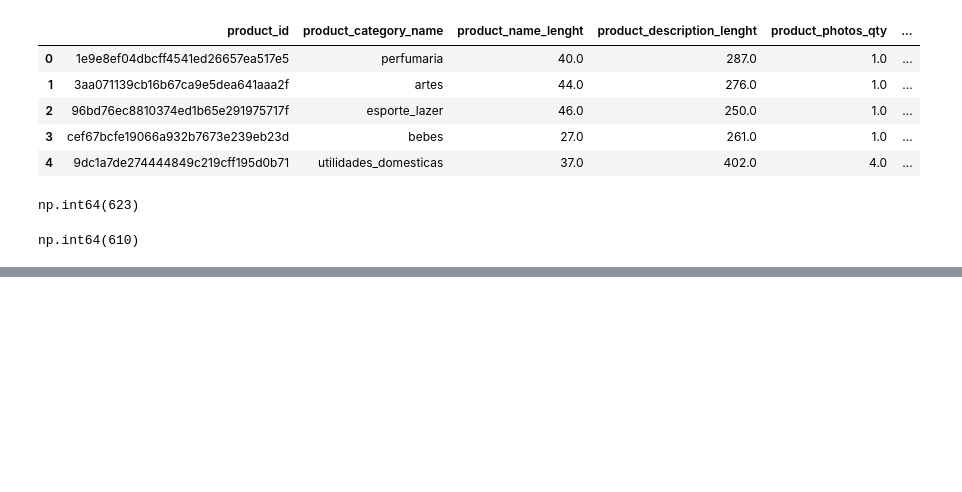
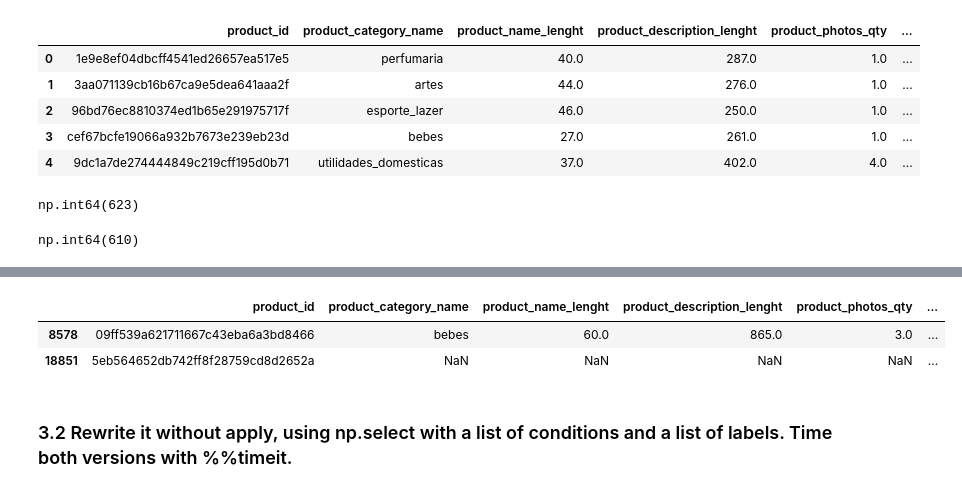
Before and after one commit to Lavishajagwani/Pandas_14_days, a Jupyter notebook: Notebooks/Day04.ipynb, the cells around one changed output, grey strips where cells are left out. Cells and saved outputs as stored; diff of their text form; code cells hidden in the pictures; blank space fills up the shorter version.

Commit message:
Add day 4: Using Apply and other str methods

```diff
--- a/Notebooks/Day04.ipynb
+++ b/Notebooks/Day04.ipynb
@@ -366,0 +371,10 @@ products[(products.product_category_name.notnull()) & (products.product_category
+# %%
+def size_label(w):
+    ## Changes made for handling missing weights
+    if pd.isna(w):
+        return'unknown'
+    elif w < 500:
+        return 'light'
+    elif w < 5000:
+        return 'medium'
+    return 'heavy'
@@ -366,0 +390,3 @@ products[(products.product_category_name.notnull()) & (products.product_category
+# %%
+%%timeit
+products["product_size"] = products.product_weight_g.apply(size_label)
@@ -366,0 +404,8 @@ products[(products.product_category_name.notnull()) & (products.product_category
+# %%
+products[products.product_weight_g.isnull()]
+# %% [output]
+|  | product_id | product_category_name | product_name_lenght | product_description_lenght | product_photos_qty | ... |
+| 8578 | 09ff539a621711667c43eba6a3bd8466 | bebes | 60.0 | 865.0 | 3.0 | ... |
+| 18851 | 5eb564652db742ff8f28759cd8d2652a | NaN | NaN | NaN | NaN | ... |
+# %% [markdown]
+### 3.2 Rewrite it without apply, using np.select with a list of conditions and a list of labels. Time both versions with %%timeit.
```
Also changed, not shown: parts of 39 cells of this notebook.
